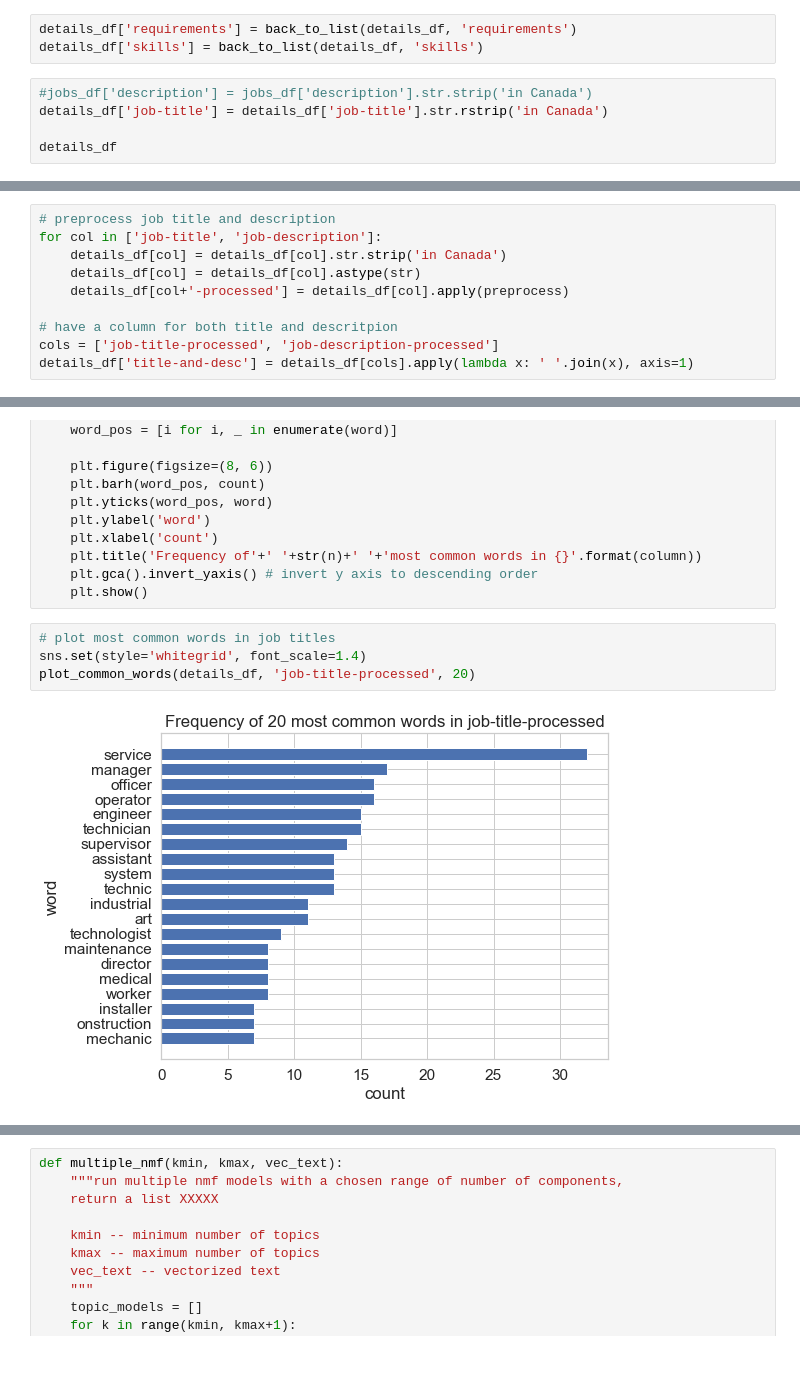
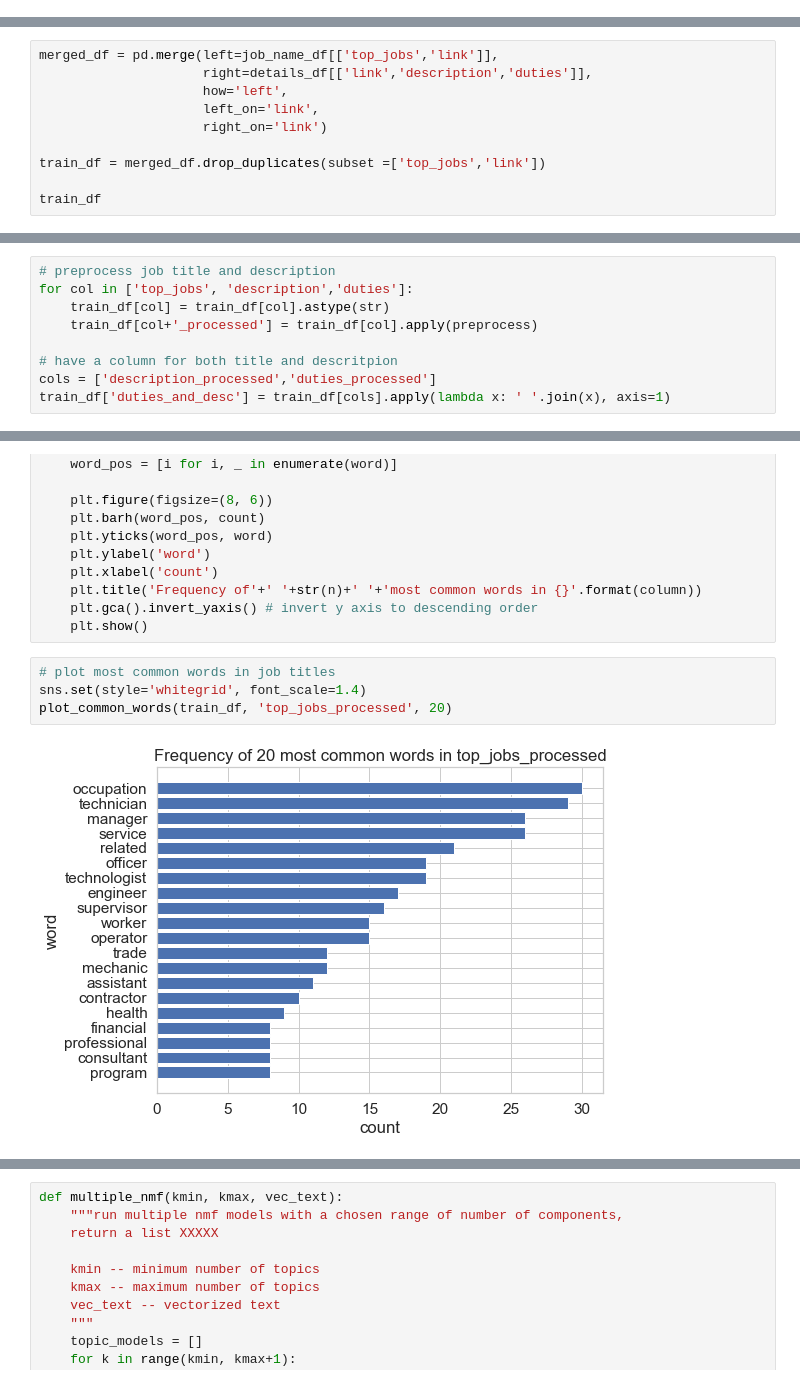
Before and after one commit to anfleury/career-builder, a Jupyter notebook: notebooks/05-skills-analysis.ipynb, the cells around one changed output, grey strips where cells are left out. Drawn from its saved outputs; the diff is of its cells as text.

```diff
--- a/notebooks/05-skills-analysis.ipynb
+++ b/notebooks/05-skills-analysis.ipynb
@@ -74,8 +72,0 @@ education_df = jobs_df[['degree','education-groups','top-jobs','job-percent']].d
-# %%
-details_df['requirements'] = back_to_list(details_df, 'requirements')
-details_df['skills'] = back_to_list(details_df, 'skills')
-# %%
-#jobs_df['description'] = jobs_df['description'].str.strip('in Canada')
-details_df['job-title'] = details_df['job-title'].str.rstrip('in Canada')
-
-details_df
@@ -99,0 +75,10 @@ details_df
+# %%
+merged_df = pd.merge(left=job_name_df[['top_jobs','link']],
+                     right=details_df[['link','description','duties']],
+                     how='left',
+                     left_on='link',
+                     right_on='link')
+
+train_df = merged_df.drop_duplicates(subset =['top_jobs','link'])
+
+train_df
@@ -117,11 +120,10 @@ def preprocess(text):
     return ' '.join(tokens)
 # %%
 # preprocess job title and description
-for col in ['job-title', 'job-description']:
-    details_df[col] = details_df[col].str.strip('in Canada')
-    details_df[col] = details_df[col].astype(str)
-    details_df[col+'-processed'] = details_df[col].apply(preprocess)
+for col in ['top_jobs', 'description','duties']:
+    train_df[col] = train_df[col].astype(str)
+    train_df[col+'_processed'] = train_df[col].apply(preprocess)
 
 # have a column for both title and descritpion
-cols = ['job-title-processed', 'job-description-processed']
-details_df['title-and-desc'] = details_df[cols].apply(lambda x: ' '.join(x), axis=1)
+cols = ['description_processed','duties_processed']
+train_df['duties_and_desc'] = train_df[cols].apply(lambda x: ' '.join(x), axis=1)
@@ -144,6 +161,6 @@ def plot_common_words(df, column, n):
 # %%
 # plot most common words in job titles
 sns.set(style='whitegrid', font_scale=1.4)
-plot_common_words(details_df, 'job-title-processed', 20)
+plot_common_words(train_df, 'top_jobs_processed', 20)
 # %% [output]
-[figure, old version]
+[figure, new version]
```
Also changed, not shown: parts of 27 cells of this notebook, 2 other files.
